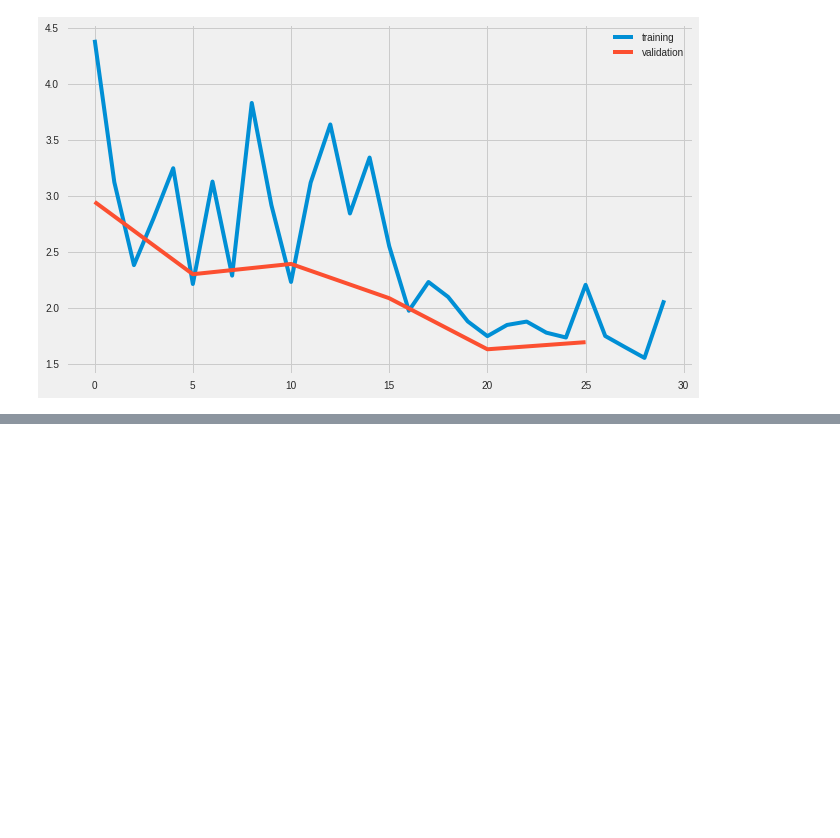
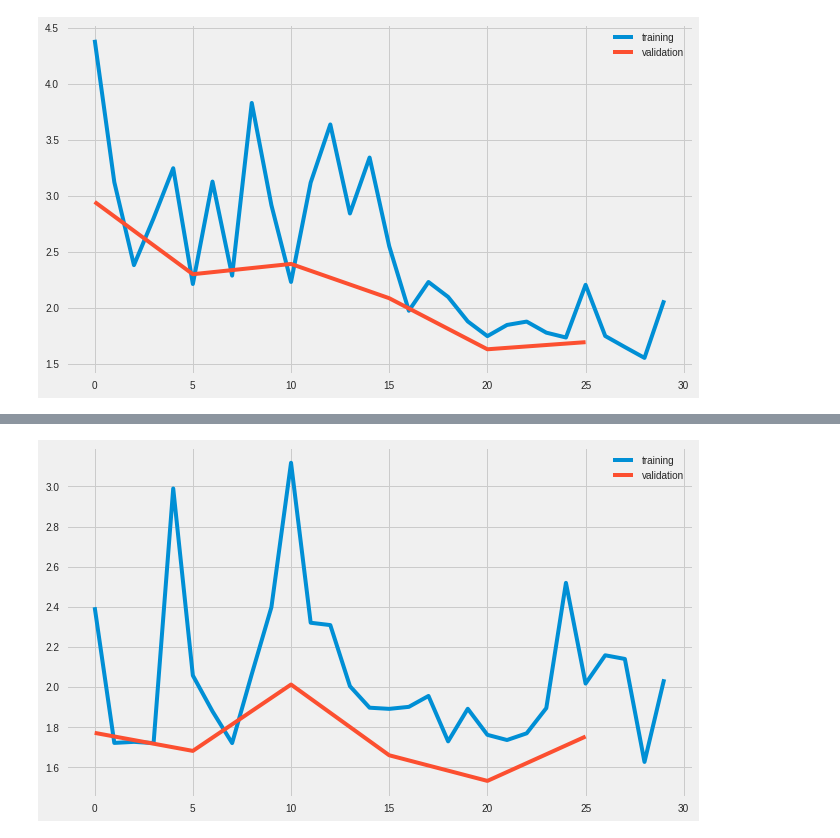
Before and after one commit to thewchan/string_quartets_gen, a Jupyter notebook: notebooks/loss_extraction.ipynb, the cells around one changed output, grey strips where cells are left out. Cells and saved outputs as stored; diff of their text form; code cells hidden in the pictures; blank space fills up the shorter version.

Commit message:
Trained with lecum-uniform.

```diff
--- a/notebooks/loss_extraction.ipynb
+++ b/notebooks/loss_extraction.ipynb
@@ -166,3 +166,16 @@ plt.savefig('temp.png')
+# %%
+df5 = get_train_loss('../logs/glorot_uniform_lr=0.0625/logs.txt')
+df5_valid = get_valid_loss('../logs/glorot_uniform_lr=0.0625/logs.txt')
+
+
+fig, ax = plt.subplots(figsize=(10, 6))
+ax.plot(df5['epoch_num'], df4['loss (total)'], label='training')
+ax.plot(df5_valid['epoch_num'], df5_valid['loss (total)'], label='validation')
+ax.legend()
+# plt.show()
+plt.savefig('temp.png') #lecum unifor lr=0.0625
+# %% [output]
+[figure, added]
 # %%
 sorted(mpl.style.available)
 mpl.style.use('fivethirtyeight')
```
Also changed, not shown: parts of 4 cells of this notebook, 14 other files.
